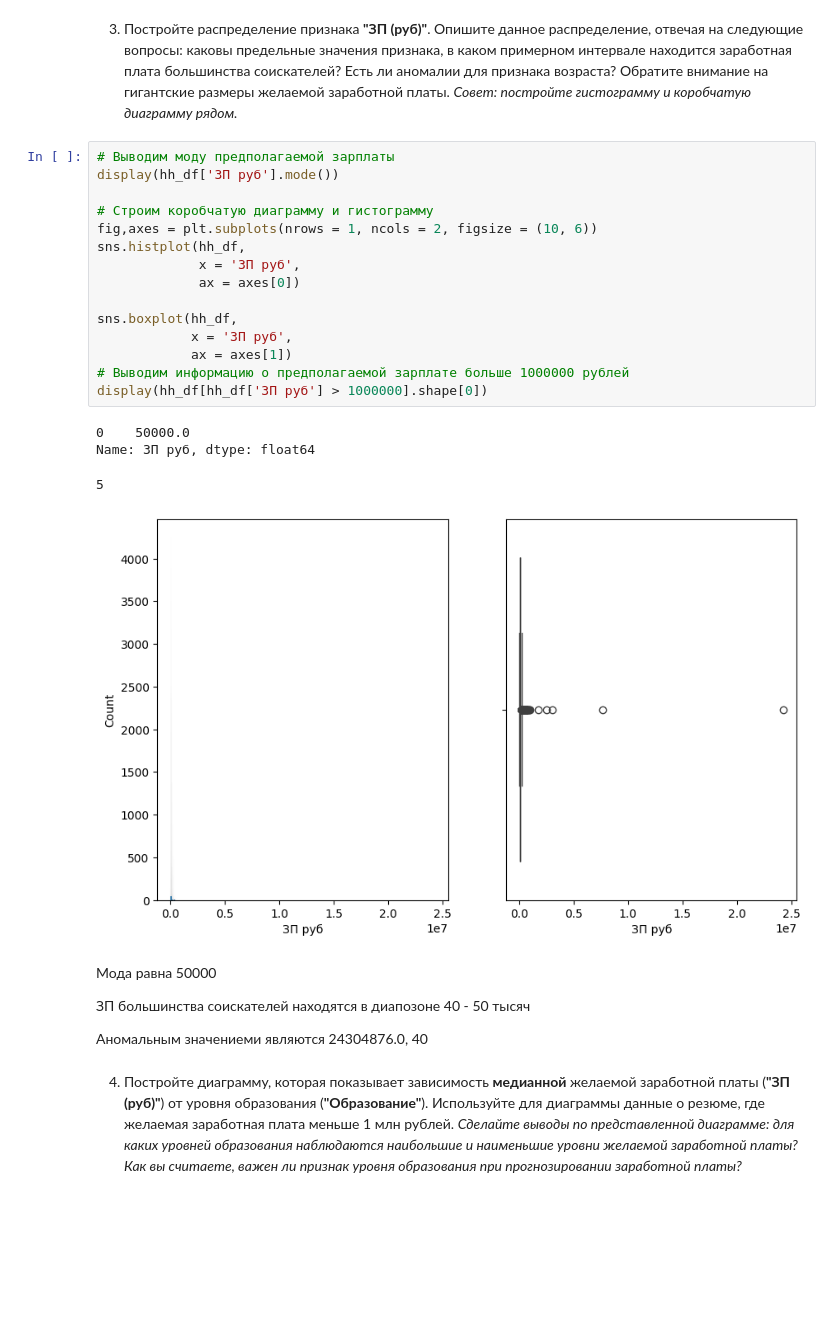
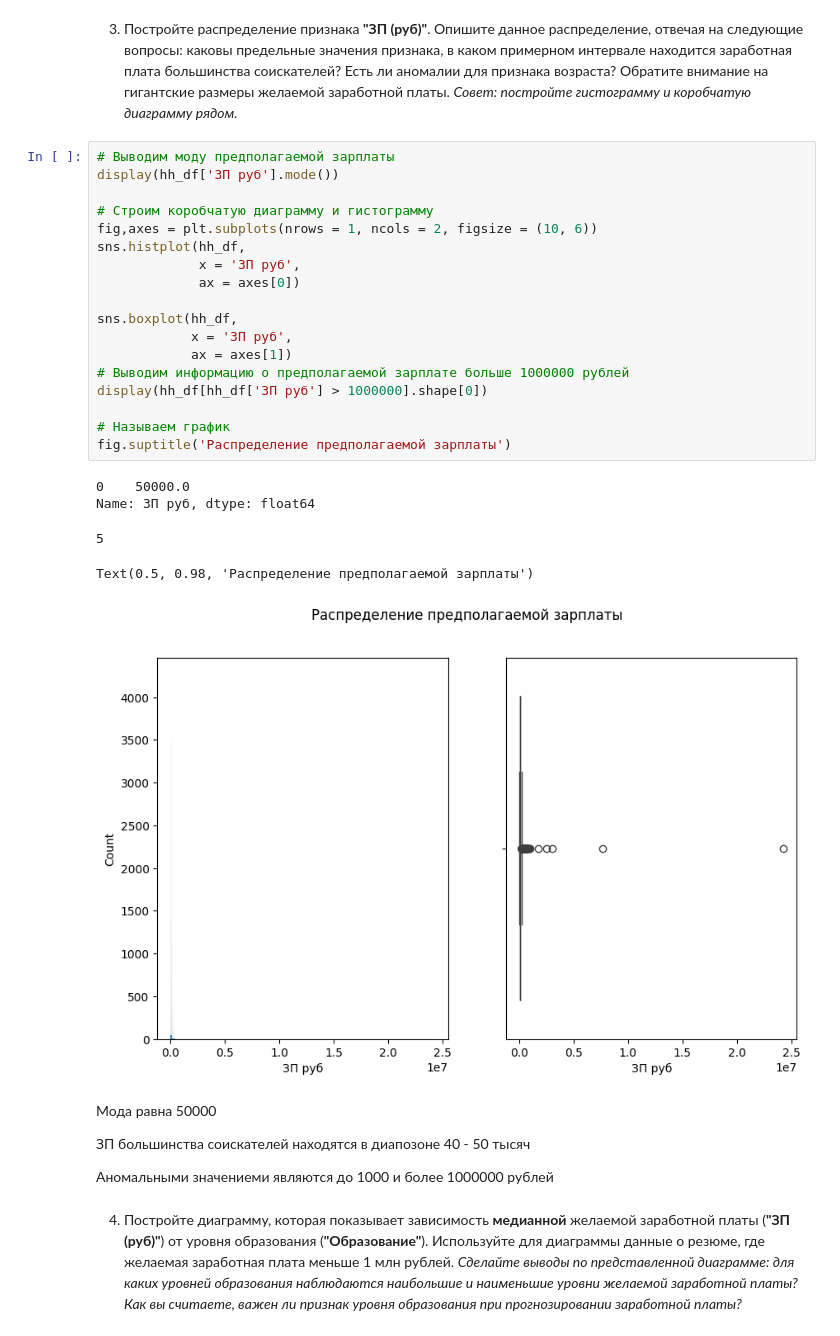
Before and after one commit to Artur285/SF_DS_Project_1, a Jupyter notebook: PROJECT_1. Анализ вакансий на HeadHunter/Project-1._Ноутбук-шаблон.ipynb, the cells around one changed output. Cells and saved outputs as stored; diff of their text form; blank space fills up the shorter version.

```diff
--- a/PROJECT_1. Анализ вакансий на HeadHunter/Project-1._Ноутбук-шаблон.ipynb
+++ b/PROJECT_1. Анализ вакансий на HeadHunter/Project-1._Ноутбук-шаблон.ipynb
@@ -457,29 +460,33 @@ sns.boxplot(hh_df,
 # %%
 # Выводим моду предполагаемой зарплаты
 display(hh_df['ЗП руб'].mode())
 
 # Строим коробчатую диаграмму и гистограмму
 fig,axes = plt.subplots(nrows = 1, ncols = 2, figsize = (10, 6))
 sns.histplot(hh_df,
              x = 'ЗП руб',
              ax = axes[0])
 
 sns.boxplot(hh_df,
             x = 'ЗП руб',
             ax = axes[1])
 # Выводим информацию о предполагаемой зарплате больше 1000000 рублей
 display(hh_df[hh_df['ЗП руб'] > 1000000].shape[0])
+
+# Называем график
+fig.suptitle('Распределение предполагаемой зарплаты')
 # %% [output]
 0    50000.0
 Name: ЗП руб, dtype: float64
 5
+Text(0.5, 0.98, 'Распределение предполагаемой зарплаты')
-[figure, old version]
+[figure, new version]
 # %% [markdown]
 Мода равна 50000
 
 ЗП большинства соискателей находятся в диапозоне 40 - 50 тысяч
 
-Аномальным значениеми являются 24304876.0, 40
+Аномальными значениеми являются до 1000 и более 1000000 рублей
 # %% [markdown]
 4. Постройте диаграмму, которая показывает зависимость **медианной** желаемой заработной платы (**"ЗП (руб)"**) от уровня образования (**"Образование"**). Используйте для диаграммы данные о резюме, где желаемая заработная плата меньше 1 млн рублей.
 *Сделайте выводы по представленной диаграмме: для каких уровней образования наблюдаются наибольшие и наименьшие уровни желаемой заработной платы? Как вы считаете, важен ли признак уровня образования при прогнозировании заработной платы?*
```
Also changed, not shown: parts of 15 cells of this notebook.
